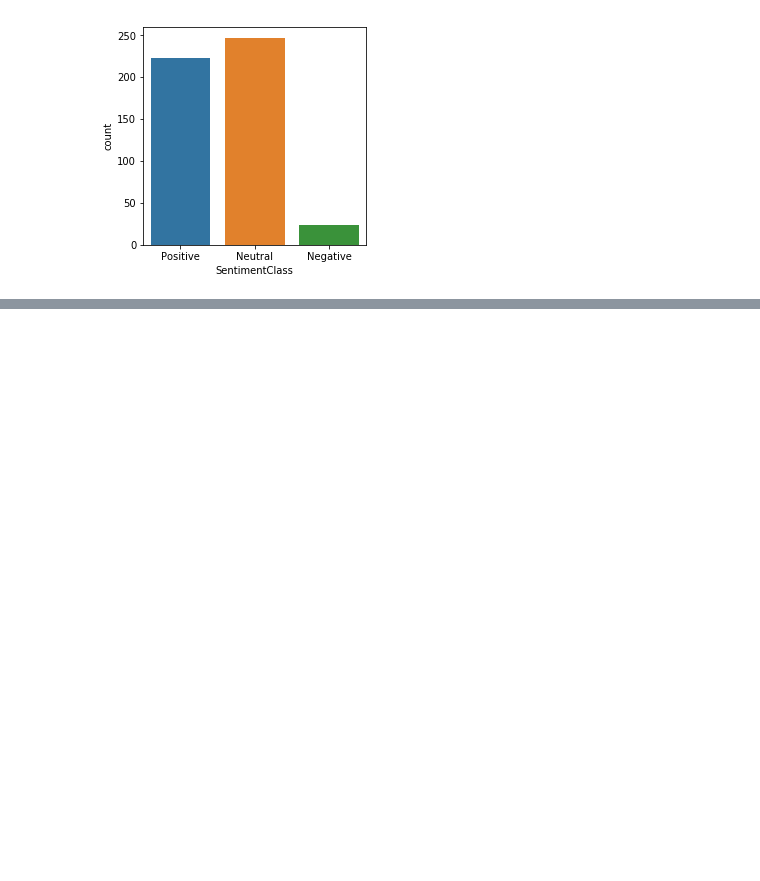
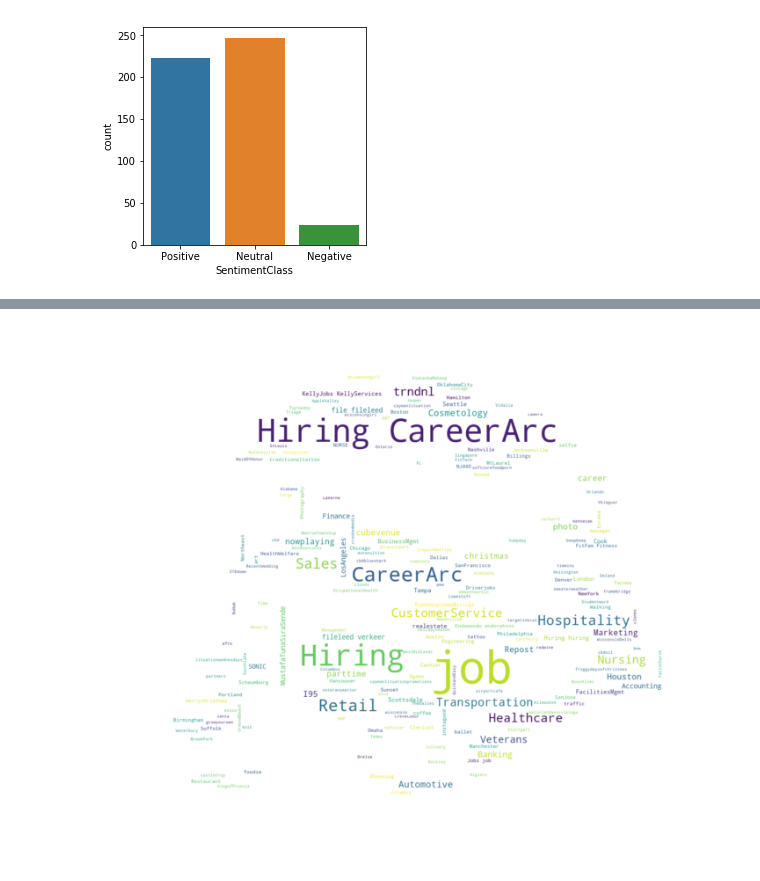
Before and after one commit to seethakris/ASPPsamples, a Jupyter notebook: TweetsOnAMap.ipynb, the cells around one changed output, grey strips where cells are left out. Drawn from its saved outputs; the diff is of its cells as text; code cells hidden in the pictures; blank space fills up the shorter version.

```diff
--- a/TweetsOnAMap.ipynb
+++ b/TweetsOnAMap.ipynb
@@ -177,16 +181,18 @@ print('Number of hashtags : ', np.size(A))
 # %%
 from wordcloud import WordCloud, STOPWORDS, ImageColorGenerator
 from PIL import Image
 
 Hashtag_Combined = " ".join(A['Hashtag'].values.astype(str))
 Hashtag_Combined = " ".join([word for word in Hashtag_Combined.split()])
 Tweet_mask = np.array(Image.open(
     '/Users/seetha/Desktop/Pythoncourse/stormtrooper_mask.png'))
 
 wc = WordCloud(background_color="white", stopwords=STOPWORDS, mask=Tweet_mask)
 wc.generate(Hashtag_Combined)
 
-plt.figure(figsize=(10, 10))
+plt.figure(figsize=(12, 12))
 plt.imshow(wc, interpolation='bilinear')
 plt.axis("off")
 plt.show()
+# %% [output]
+[figure, added]
```
Also changed, not shown: parts of 4 cells of this notebook.
